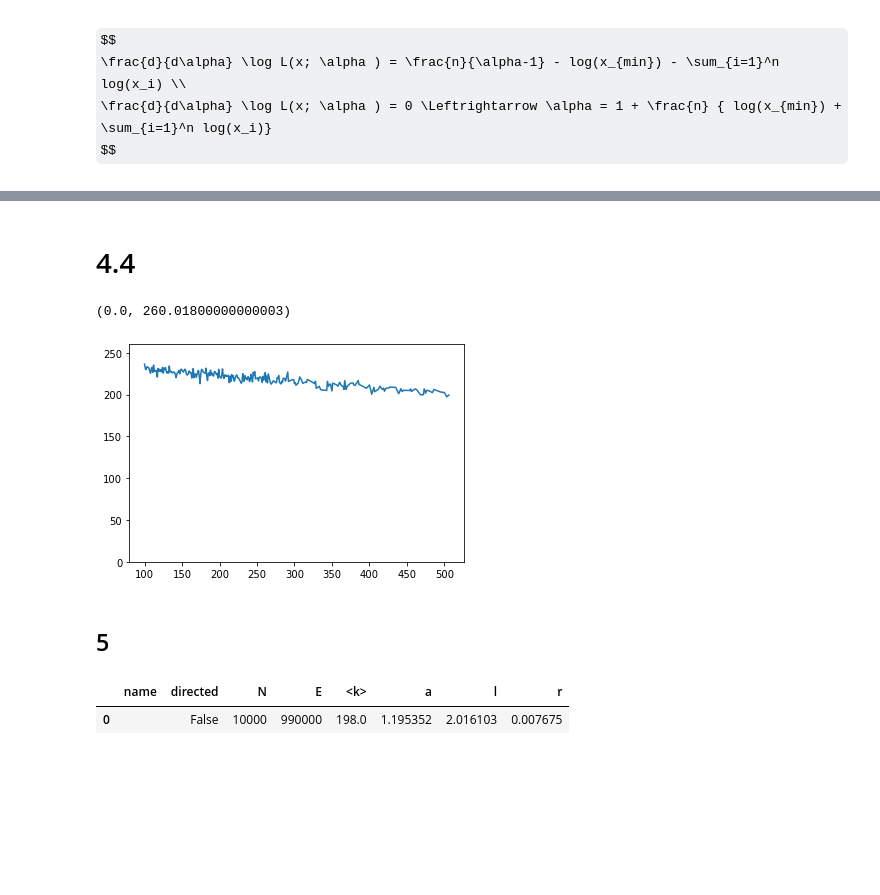
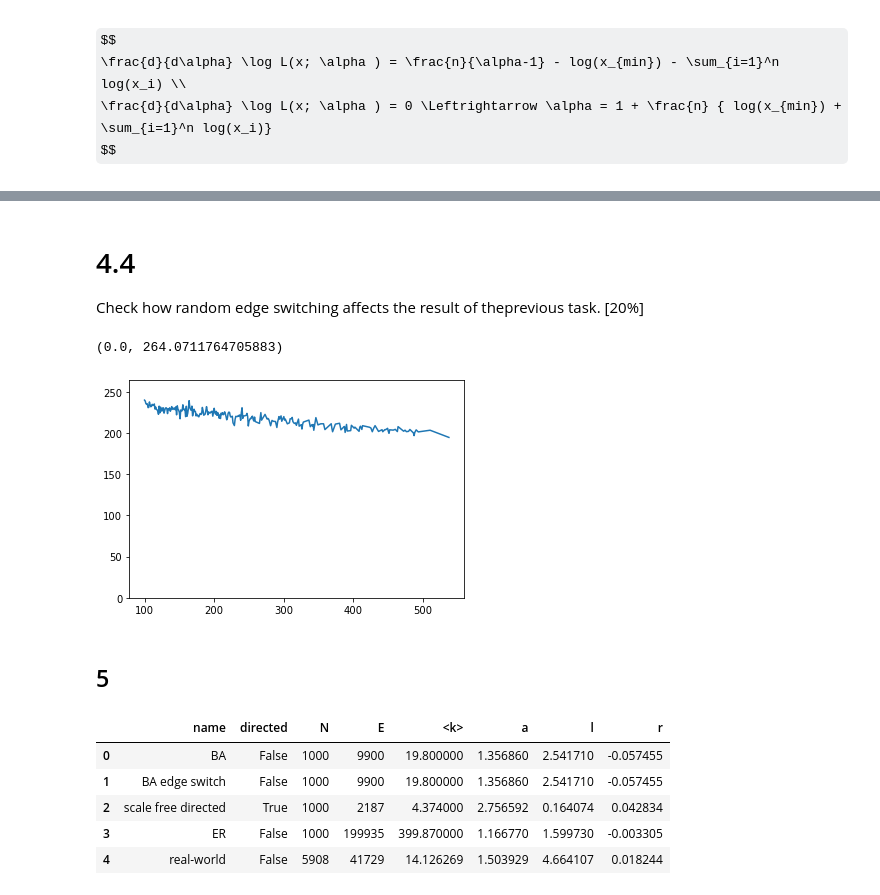
Before and after one commit to PaulinaPacyna/SNARS, a Jupyter notebook: Project 4.ipynb, the cells around one changed output, grey strips where cells are left out. Drawn from its saved outputs; the diff is of its cells as text; code cells hidden in the pictures; some formulas as TeX source; blank space fills up the shorter version.

```diff
--- a/Project 4.ipynb
+++ b/Project 4.ipynb
@@ -112,14 +113,15 @@ plt.ylim(0, max(Y)*1.1)
-# %% [markdown]
-# 4.4
+# %% [markdown]
+# 4.4
+Check how random edge switching affects the result of theprevious task. [20%]
 # %%
-G = nx.algorithms.swap.double_edge_swap(G, nswap=len(G.edges)//1.3, max_tries=len(G.edges)*2)
+G = nx.algorithms.swap.double_edge_swap(G, nswap=len(G.edges)*2, max_tries=len(G.edges)*5)
 X = np.unique(list(dict(G.degree).values()))
 Y = list(map(lambda x: avg_degree(G, x), X))
 plt.plot(X, Y)
 plt.ylim(0, max(Y)*1.1)
 # %% [output]
-(0.0, 260.01800000000003)
+(0.0, 264.0711764705883)
-[figure, old version]
+[figure, new version]
 # %% [markdown]
 ## 5
 # %%
@@ -135,7 +137,18 @@ def summary(G : nx.graph, name='', directed=False) -> dict:
         'l': nx.average_shortest_path_length(G),
         'r': nx.degree_pearson_correlation_coefficient(G)
     }
-pd.DataFrame([summary(nx.generators.barabasi_albert_graph(10000, 100))])
+ba = nx.generators.barabasi_albert_graph(1000, 10)
+graphs = [{'G': ba, 'name' : 'BA'},
+          {'G': nx.algorithms.swap.double_edge_swap(ba, nswap=len(ba.edges)*2, max_tries=len(ba.edges)*5),
+           'name' : 'BA edge switch'},
+          {'G': nx.generators.directed.scale_free_graph(1000), 'name': 'scale free directed', 'directed' : True},
+          {'G': nx.generators.erdos_renyi_graph(1000, 0.4), 'name': "ER"},
+          {'G': nx.readwrite.edgelist.read_edgelist('fb-pages-politician.edges', delimiter=','), 'name': 'real-world'}]
+pd.DataFrame([summary(**kwargs) for kwargs in graphs])
 # %% [output]
 |  | name | directed | N | E | <k> | a | l | r |
-| 0 |  | False | 10000 | 990000 | 198.0 | 1.195352 | 2.016103 | 0.007675 |
+| 0 | BA | False | 1000 | 9900 | 19.800000 | 1.356860 | 2.541710 | -0.057455 |
+| 1 | BA edge switch | False | 1000 | 9900 | 19.800000 | 1.356860 | 2.541710 | -0.057455 |
+| 2 | scale free directed | True | 1000 | 2187 | 4.374000 | 2.756592 | 0.164074 | 0.042834 |
+| 3 | ER | False | 1000 | 199935 | 399.870000 | 1.166770 | 1.599730 | -0.003305 |
+| 4 | real-world | False | 5908 | 41729 | 14.126269 | 1.503929 | 4.664107 | 0.018244 |
```
Also changed, not shown: parts of 13 cells of this notebook, 1 other file.
